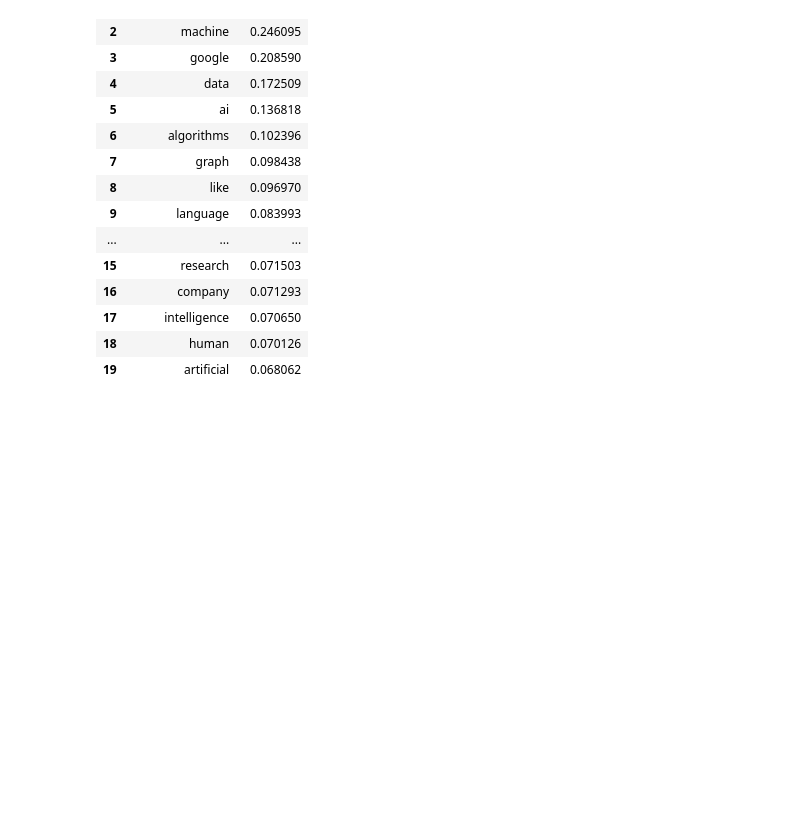
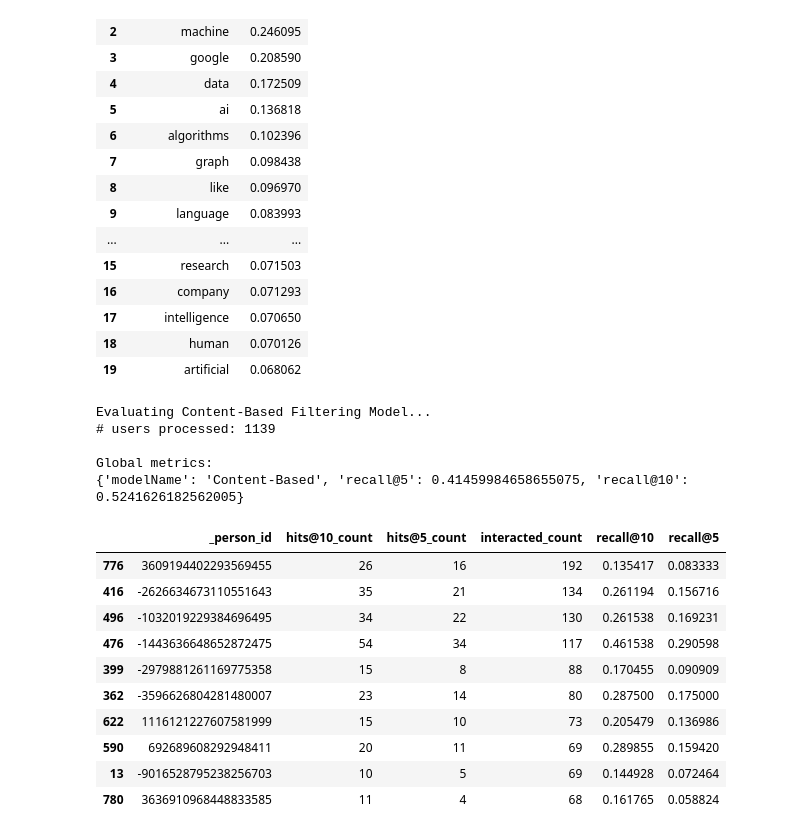
Before and after one commit to swainshashwat/recsys, a Jupyter notebook: recsys001.ipynb, the cells around one changed output. Cells and saved outputs as stored; diff of their text form; code cells hidden in the pictures; blank space fills up the shorter version.

```diff
--- a/recsys001.ipynb
+++ b/recsys001.ipynb
@@ -565,0 +607,27 @@ class ContentBasedRecommender:
+# %%
+content_based_recommender_model = ContentBasedRecommender(articles_df)
+# %%
+print('Evaluating Content-Based Filtering Model...')
+cb_global_metrics, cb_detailed_results_df = model_evaluator\
+                                    .evaluate_model(
+                                        content_based_recommender_model)
+
+print('\nGlobal metrics:\n%s' % cb_global_metrics)
+cb_detailed_results_df.head(10)
+# %% [output]
+Evaluating Content-Based Filtering Model...
+# users processed: 1139
+
+Global metrics:
+{'modelName': 'Content-Based', 'recall@5': 0.41459984658655075, 'recall@10': 0.5241626182562005}
+|  | _person_id | hits@10_count | hits@5_count | interacted_count | recall@10 | recall@5 |
+| 776 | 3609194402293569455 | 26 | 16 | 192 | 0.135417 | 0.083333 |
+| 416 | -2626634673110551643 | 35 | 21 | 134 | 0.261194 | 0.156716 |
+| 496 | -1032019229384696495 | 34 | 22 | 130 | 0.261538 | 0.169231 |
+| 476 | -1443636648652872475 | 54 | 34 | 117 | 0.461538 | 0.290598 |
+| 399 | -2979881261169775358 | 15 | 8 | 88 | 0.170455 | 0.090909 |
+| 362 | -3596626804281480007 | 23 | 14 | 80 | 0.287500 | 0.175000 |
+| 622 | 1116121227607581999 | 15 | 10 | 73 | 0.205479 | 0.136986 |
+| 590 | 692689608292948411 | 20 | 11 | 69 | 0.289855 | 0.159420 |
+| 13 | -9016528795238256703 | 10 | 5 | 69 | 0.144928 | 0.072464 |
+| 780 | 3636910968448833585 | 11 | 4 | 68 | 0.161765 | 0.058824 |
```
Also changed, not shown: parts of 30 cells of this notebook.
